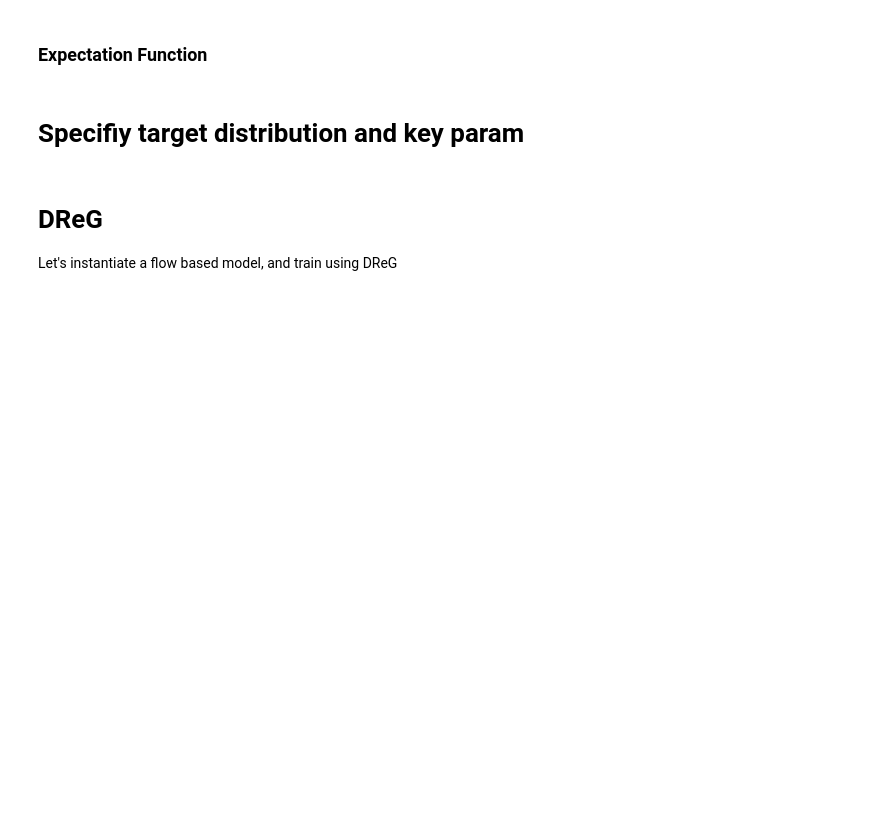
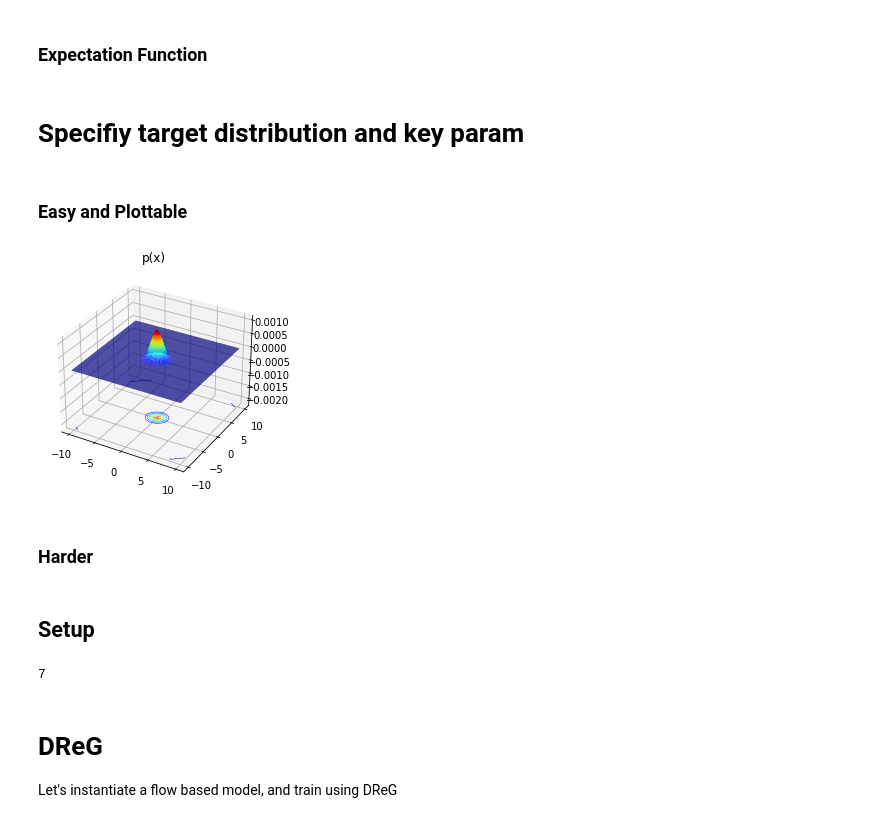
Before and after one commit to lollcat/FAB-2021, a Jupyter notebook: Notebooks/BNN_and_flow.ipynb, the cells around one changed output. Saved outputs shown, nothing was run; the diff lists cells and outputs as text; code cells hidden in the pictures; blank space fills up the shorter version.

```diff
--- a/Notebooks/BNN_and_flow.ipynb
+++ b/Notebooks/BNN_and_flow.ipynb
@@ -23,3 +24,15 @@ def expectation_function(x):
     return torch.einsum("bi,ij,bj->b", x, A, x)
 # %% [markdown]
 # Specifiy target distribution and key param
+# %% [markdown]
+### Easy and Plottable
+# %%
+torch.manual_seed(1)
+target = PosteriorBNN(n_datapoints=2, x_dim=1, y_dim=1, n_hidden_layers=0, layer_width=0
+                             ,linear_activations=True, fixed_variance=True, use_bias=True)
+# %%
+p_x_fig = plot_distribution(target, n_points=100)
+# %% [output]
+[figure, added]
+# %% [markdown]
+### Harder
@@ -26,9 +41,12 @@ def expectation_function(x):
+# %% [markdown]
+## Setup
 # %%
-epochs = 50
+epochs = 1000
 n_samples_estimation = int(1e4)
-#target = PosteriorBNN(n_datapoints=10, x_dim=2, y_dim=2, n_hidden_layers=2, layer_width=5)
-target = PosteriorBNN(n_datapoints=10, x_dim=2, y_dim=1, n_hidden_layers=1, layer_width=1)
 dim = target.n_parameters
+print(dim)
+# %% [output]
+7
 # %% [markdown]
 # DReG
 Let's instantiate a flow based model, and train using DReG
```
Also changed, not shown: parts of 19 cells of this notebook, 11 other files.
